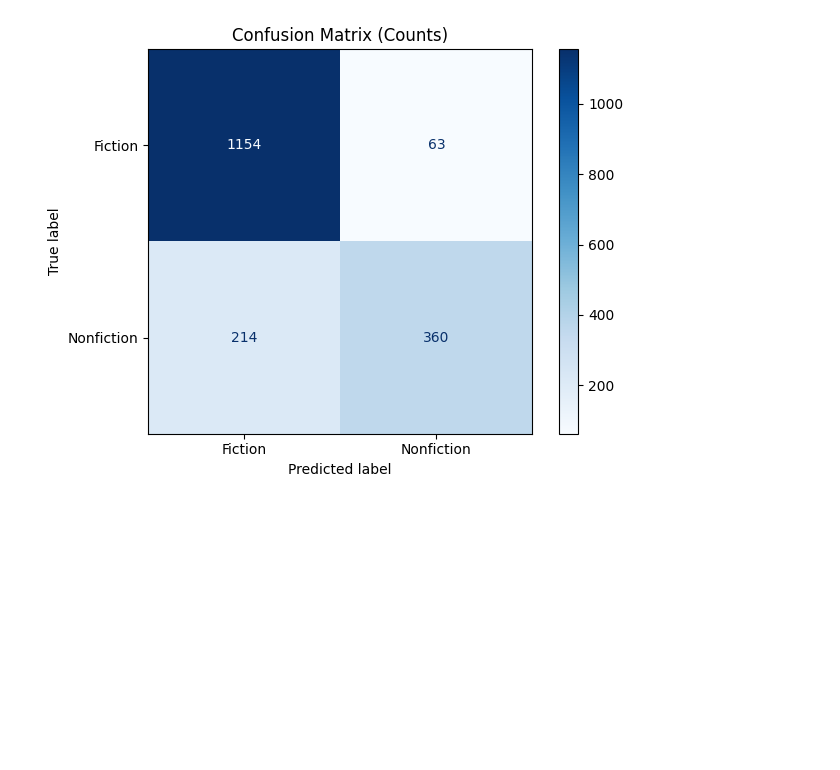
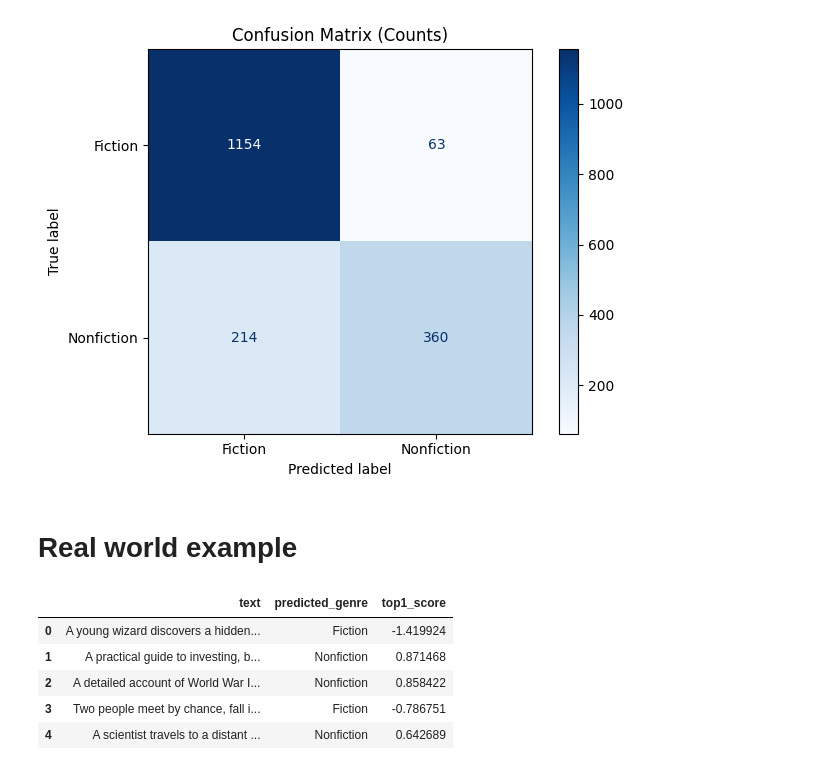
Before and after one commit to Yaser0l/Project-1, a Jupyter notebook: notebooks/EDA.ipynb, the cells around one changed output. Cells and saved outputs as stored; diff of their text form; code cells hidden in the pictures; blank space fills up the shorter version.

```diff
--- a/notebooks/EDA.ipynb
+++ b/notebooks/EDA.ipynb
@@ -708,3 +718,45 @@ Classification Report:
 weighted avg       0.85      0.85      0.84      1791
 <Figure size 700x600 with 0 Axes>
 [figure]
+# %% [markdown]
+# Real world example
+# %%
+# Choose which trained model to use for real-world predictions:
+# model = naive_bayes_classifier
+model = svm_classifier
+
+# Write any text you want here (not from the dataset)
+real_world_texts = [
+    "A young wizard discovers a hidden school of magic and must stop a dark enemy.",
+    "A practical guide to investing, budgeting, and building wealth over time.",
+    "A detailed account of World War II battles, politics, and key historical figures.",
+    "Two people meet by chance, fall in love, and face difficult choices about their future.",
+    "A scientist travels to a distant planet and documents strange life forms and survival challenges.",
+]
+
+# Preprocess -> TF-IDF -> Predict
+real_df = pd.DataFrame({"text": real_world_texts})
+real_df["processed_text"] = real_df["text"].fillna("").astype(str).apply(preprocess_text)
+X_real = tfidf_vectorizer.transform(real_df["processed_text"])
+real_df["predicted_genre"] = model.predict(X_real)
+
+# Optional: add confidence-like info
+if hasattr(model, "predict_proba"):
+    proba = model.predict_proba(X_real)
+    top1_idx = np.argmax(proba, axis=1)
+    real_df["top1_prob"] = proba[np.arange(len(proba)), top1_idx]
+elif hasattr(model, "decision_function"):
+    scores = model.decision_function(X_real)
+    if getattr(scores, "ndim", 1) == 1:
+        scores = scores.reshape(-1, 1)
+    top1_idx = np.argmax(scores, axis=1)
+    real_df["top1_score"] = scores[np.arange(len(scores)), top1_idx]
+
+real_df[["text", "predicted_genre"] + [c for c in ["top1_prob", "top1_score"] if c in real_df.columns]]
+# %% [output]
+|  | text | predicted_genre | top1_score |
+| 0 | A young wizard discovers a hidden... | Fiction | -1.419924 |
+| 1 | A practical guide to investing, b... | Nonfiction | 0.871468 |
+| 2 | A detailed account of World War I... | Nonfiction | 0.858422 |
+| 3 | Two people meet by chance, fall i... | Fiction | -0.786751 |
+| 4 | A scientist travels to a distant ... | Nonfiction | 0.642689 |
```
Also changed, not shown: parts of 9 cells of this notebook, 3 other files.
